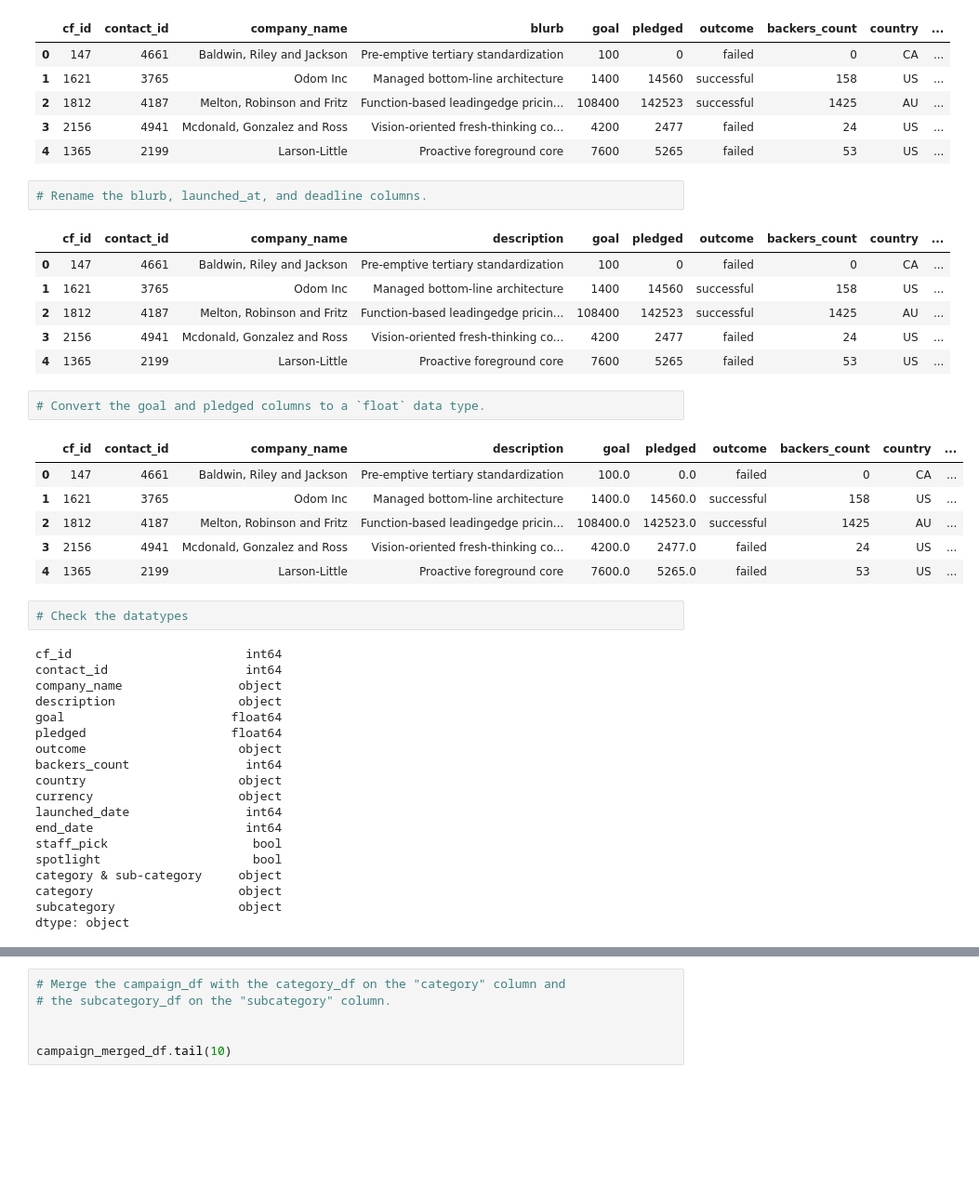
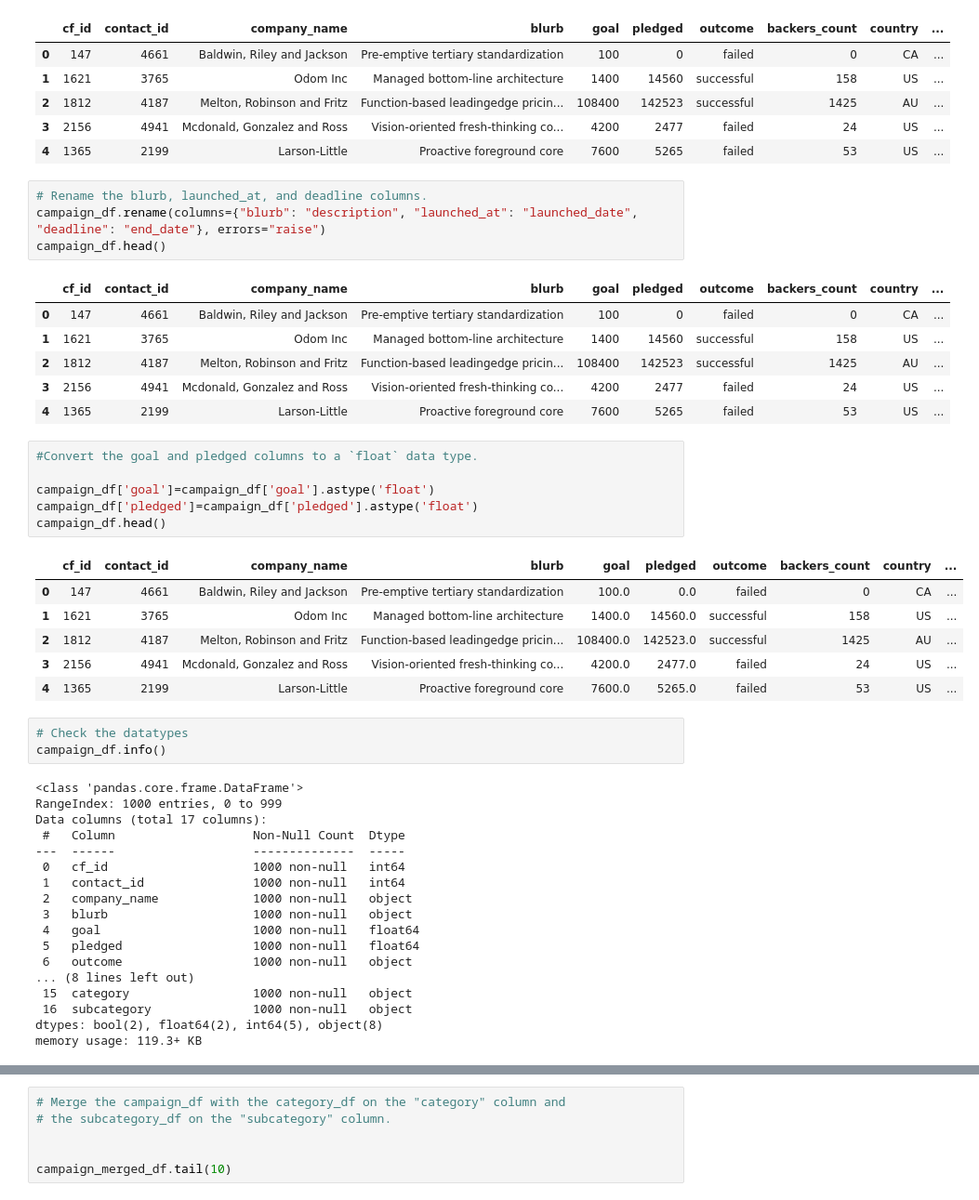
Before and after one commit to KamillaToberia/Crowdfunding_ETL, a Jupyter notebook: ETL_Mini_Project_ktoberia_dburgman.ipynb, the cells around one changed output, grey strips where cells are left out. Shown: that part at 93% size. Cells and saved outputs as stored; diff of their text form; blank space fills up the shorter version.

```diff
--- a/ETL_Mini_Project_ktoberia_dburgman.ipynb
+++ b/ETL_Mini_Project_ktoberia_dburgman.ipynb
@@ -218,17 +200,23 @@ campaign_df.head()
 | 4 | 1365 | 2199 | Larson-Little | Proactive foreground core | 7600 | 5265 | failed | 53 | US | ... |
 # %%
 # Rename the blurb, launched_at, and deadline columns.
+campaign_df.rename(columns={"blurb": "description", "launched_at": "launched_date", "deadline": "end_date"}, errors="raise")
+campaign_df.head()
 # %% [output]
-|  | cf_id | contact_id | company_name | description | goal | pledged | outcome | backers_count | country | ... |
+|  | cf_id | contact_id | company_name | blurb | goal | pledged | outcome | backers_count | country | ... |
 | 0 | 147 | 4661 | Baldwin, Riley and Jackson | Pre-emptive tertiary standardization | 100 | 0 | failed | 0 | CA | ... |
 | 1 | 1621 | 3765 | Odom Inc | Managed bottom-line architecture | 1400 | 14560 | successful | 158 | US | ... |
 | 2 | 1812 | 4187 | Melton, Robinson and Fritz | Function-based leadingedge pricin... | 108400 | 142523 | successful | 1425 | AU | ... |
 | 3 | 2156 | 4941 | Mcdonald, Gonzalez and Ross | Vision-oriented fresh-thinking co... | 4200 | 2477 | failed | 24 | US | ... |
 | 4 | 1365 | 2199 | Larson-Little | Proactive foreground core | 7600 | 5265 | failed | 53 | US | ... |
 # %%
-# Convert the goal and pledged columns to a `float` data type.
+#Convert the goal and pledged columns to a `float` data type.
+
+campaign_df['goal']=campaign_df['goal'].astype('float')
+campaign_df['pledged']=campaign_df['pledged'].astype('float')
+campaign_df.head()
 # %% [output]
-|  | cf_id | contact_id | company_name | description | goal | pledged | outcome | backers_count | country | ... |
+|  | cf_id | contact_id | company_name | blurb | goal | pledged | outcome | backers_count | country | ... |
 | 0 | 147 | 4661 | Baldwin, Riley and Jackson | Pre-emptive tertiary standardization | 100.0 | 0.0 | failed | 0 | CA | ... |
 | 1 | 1621 | 3765 | Odom Inc | Managed bottom-line architecture | 1400.0 | 14560.0 | successful | 158 | US | ... |
 | 2 | 1812 | 4187 | Melton, Robinson and Fritz | Function-based leadingedge pricin... | 108400.0 | 142523.0 | successful | 1425 | AU | ... |
@@ -236,25 +224,25 @@ campaign_df.head()
 | 4 | 1365 | 2199 | Larson-Little | Proactive foreground core | 7600.0 | 5265.0 | failed | 53 | US | ... |
 # %%
 # Check the datatypes
+campaign_df.info()
 # %% [output]
-cf_id                        int64
-contact_id                   int64
-company_name                object
-description                 object
-goal                       float64
-pledged                    float64
-outcome                     object
-backers_count                int64
-country                     object
-currency                    object
-launched_date                int64
-end_date                     int64
-staff_pick                    bool
-spotlight                     bool
-category & sub-category     object
-category                    object
-subcategory                 object
-dtype: object
+<class 'pandas.core.frame.DataFrame'>
+RangeIndex: 1000 entries, 0 to 999
+Data columns (total 17 columns):
+ #   Column                   Non-Null Count  Dtype
+---  ------                   --------------  -----
+ 0   cf_id                    1000 non-null   int64
+ 1   contact_id               1000 non-null   int64
+ 2   company_name             1000 non-null   object
+ 3   blurb                    1000 non-null   object
+ 4   goal                     1000 non-null   float64
+ 5   pledged                  1000 non-null   float64
+ 6   outcome                  1000 non-null   object
+... (8 lines left out)
+ 15  category                 1000 non-null   object
+ 16  subcategory              1000 non-null   object
+dtypes: bool(2), float64(2), int64(5), object(8)
+memory usage: 119.3+ KB
 # %%
 # Format the launched_date and end_date columns to datetime format
 from datetime import datetime as dt
```
Also changed, not shown: parts of 4 cells of this notebook, 2 other files.
